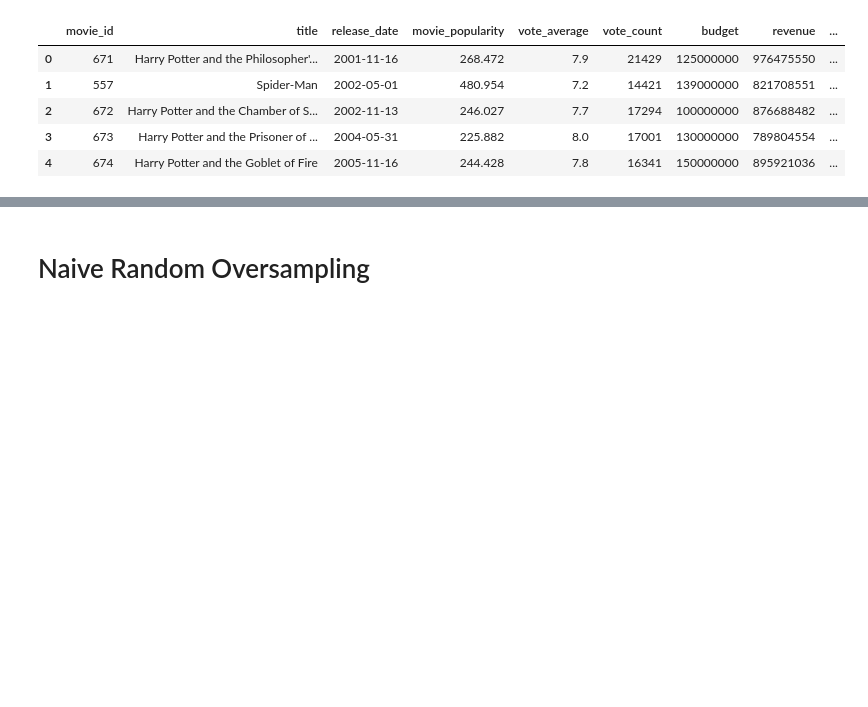
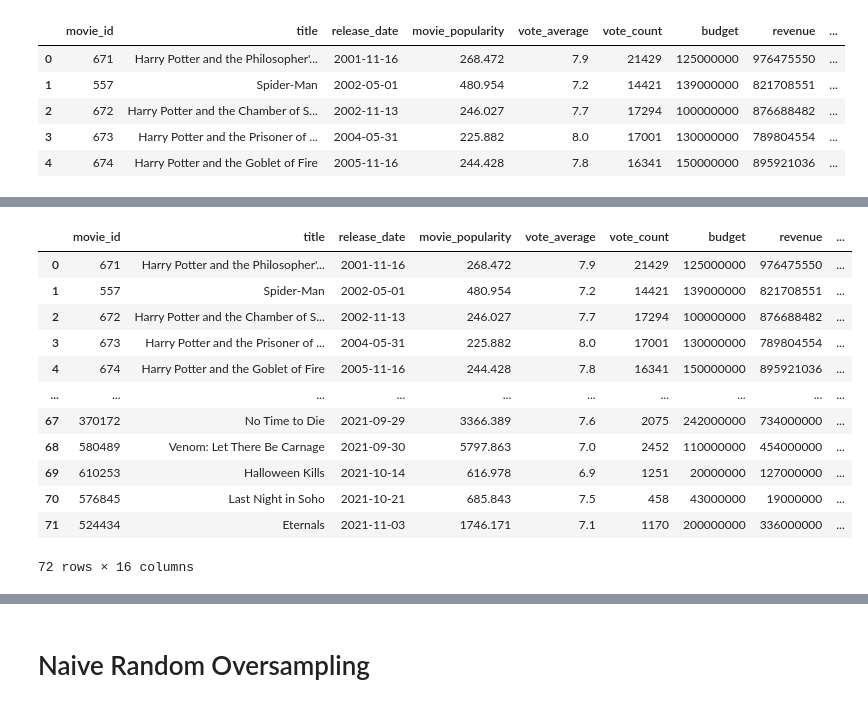
Before and after one commit to a-lau-gonza/The-Final-Project_F-PALS, a Jupyter notebook: Notebooks/resampling.ipynb, the cells around one changed output, grey strips where cells are left out. Drawn from its saved outputs; the diff is of its cells as text; code cells hidden in the pictures; blank space fills up the shorter version.

```diff
--- a/Notebooks/resampling.ipynb
+++ b/Notebooks/resampling.ipynb
@@ -59,6 +59,3 @@ df.head()
 | 2 | 672 | Harry Potter and the Chamber of S... | 2002-11-13 | 246.027 | 7.7 | 17294 | 100000000 | 876688482 | ... |
 | 3 | 673 | Harry Potter and the Prisoner of ... | 2004-05-31 | 225.882 | 8.0 | 17001 | 130000000 | 789804554 | ... |
 | 4 | 674 | Harry Potter and the Goblet of Fire | 2005-11-16 | 244.428 | 7.8 | 16341 | 150000000 | 895921036 | ... |
-# %%
-df = df.drop(['release_date', 'title', 'ratings'], axis=1)
-df.head()
@@ -71,0 +62,23 @@ df.head()
+# %%
+def profitability_df(df):
+    if (df['revenue'] >= df['budget']*2):
+        return True
+    else:
+        return False
+
+df['profitability'] = df.apply(profitability_df, axis = 1)
+df
+# %% [output]
+|  | movie_id | title | release_date | movie_popularity | vote_average | vote_count | budget | revenue | ... |
+| 0 | 671 | Harry Potter and the Philosopher'... | 2001-11-16 | 268.472 | 7.9 | 21429 | 125000000 | 976475550 | ... |
+| 1 | 557 | Spider-Man | 2002-05-01 | 480.954 | 7.2 | 14421 | 139000000 | 821708551 | ... |
+| 2 | 672 | Harry Potter and the Chamber of S... | 2002-11-13 | 246.027 | 7.7 | 17294 | 100000000 | 876688482 | ... |
+| 3 | 673 | Harry Potter and the Prisoner of ... | 2004-05-31 | 225.882 | 8.0 | 17001 | 130000000 | 789804554 | ... |
+| 4 | 674 | Harry Potter and the Goblet of Fire | 2005-11-16 | 244.428 | 7.8 | 16341 | 150000000 | 895921036 | ... |
+| ... | ... | ... | ... | ... | ... | ... | ... | ... | ... |
+| 67 | 370172 | No Time to Die | 2021-09-29 | 3366.389 | 7.6 | 2075 | 242000000 | 734000000 | ... |
+| 68 | 580489 | Venom: Let There Be Carnage | 2021-09-30 | 5797.863 | 7.0 | 2452 | 110000000 | 454000000 | ... |
+| 69 | 610253 | Halloween Kills | 2021-10-14 | 616.978 | 6.9 | 1251 | 20000000 | 127000000 | ... |
+| 70 | 576845 | Last Night in Soho | 2021-10-21 | 685.843 | 7.5 | 458 | 43000000 | 19000000 | ... |
+| 71 | 524434 | Eternals | 2021-11-03 | 1746.171 | 7.1 | 1170 | 200000000 | 336000000 | ... |
+72 rows × 16 columns
```
Also changed, not shown: parts of 17 cells of this notebook, 2 other files.
